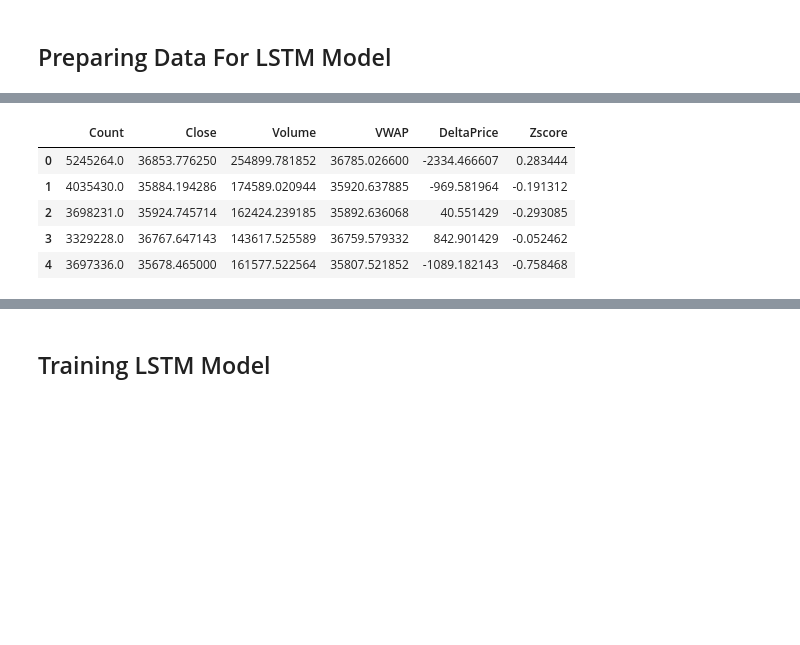
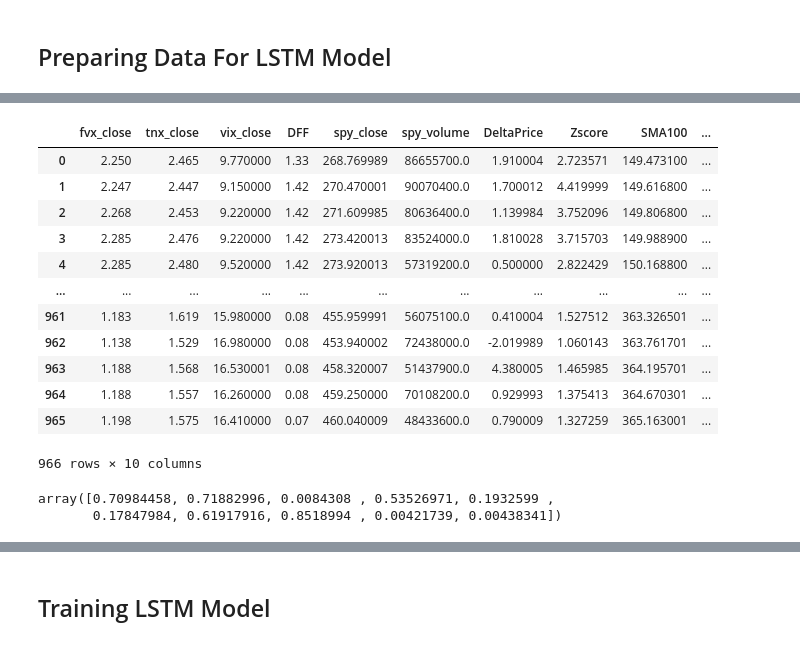
Before and after one commit to sking115422/RT_ETF_predictor, a Jupyter notebook: model_testing/lstm.ipynb, the cells around one changed output, grey strips where cells are left out. Saved outputs shown, nothing was run; the diff lists cells and outputs as text; code cells hidden in the pictures; blank space fills up the shorter version.

```diff
--- a/model_testing/lstm.ipynb
+++ b/model_testing/lstm.ipynb
@@ -23,16 +32,23 @@ data_train.head()
 # %%
-data_test = pd.read_csv('./data/BTC_day_test.csv')
+data_test = pd.read_csv(f'./p_data/{AOI}_test.csv')
 
-data_test = data_test.drop(columns=[data_test.columns[0], 'Time'])
+data_test = data_test.drop(columns=[data_test.columns[0], 'Date'])
 
-data_test.head()
+data_test
 # %% [output]
-|  | Count | Close | Volume | VWAP | DeltaPrice | Zscore |
-| 0 | 5245264.0 | 36853.776250 | 254899.781852 | 36785.026600 | -2334.466607 | 0.283444 |
-| 1 | 4035430.0 | 35884.194286 | 174589.020944 | 35920.637885 | -969.581964 | -0.191312 |
-| 2 | 3698231.0 | 35924.745714 | 162424.239185 | 35892.636068 | 40.551429 | -0.293085 |
-| 3 | 3329228.0 | 36767.647143 | 143617.525589 | 36759.579332 | 842.901429 | -0.052462 |
-| 4 | 3697336.0 | 35678.465000 | 161577.522564 | 35807.521852 | -1089.182143 | -0.758468 |
+|  | fvx_close | tnx_close | vix_close | DFF | spy_close | spy_volume | DeltaPrice | Zscore | SMA100 | ... |
+| 0 | 2.250 | 2.465 | 9.770000 | 1.33 | 268.769989 | 86655700.0 | 1.910004 | 2.723571 | 149.473100 | ... |
+| 1 | 2.247 | 2.447 | 9.150000 | 1.42 | 270.470001 | 90070400.0 | 1.700012 | 4.419999 | 149.616800 | ... |
+| 2 | 2.268 | 2.453 | 9.220000 | 1.42 | 271.609985 | 80636400.0 | 1.139984 | 3.752096 | 149.806800 | ... |
+| 3 | 2.285 | 2.476 | 9.220000 | 1.42 | 273.420013 | 83524000.0 | 1.810028 | 3.715703 | 149.988900 | ... |
+| 4 | 2.285 | 2.480 | 9.520000 | 1.42 | 273.920013 | 57319200.0 | 0.500000 | 2.822429 | 150.168800 | ... |
+| ... | ... | ... | ... | ... | ... | ... | ... | ... | ... | ... |
+| 961 | 1.183 | 1.619 | 15.980000 | 0.08 | 455.959991 | 56075100.0 | 0.410004 | 1.527512 | 363.326501 | ... |
+| 962 | 1.138 | 1.529 | 16.980000 | 0.08 | 453.940002 | 72438000.0 | -2.019989 | 1.060143 | 363.761701 | ... |
+| 963 | 1.188 | 1.568 | 16.530001 | 0.08 | 458.320007 | 51437900.0 | 4.380005 | 1.465985 | 364.195701 | ... |
+| 964 | 1.188 | 1.557 | 16.260000 | 0.08 | 459.250000 | 70108200.0 | 0.929993 | 1.375413 | 364.670301 | ... |
+| 965 | 1.198 | 1.575 | 16.410000 | 0.07 | 460.040009 | 48433600.0 | 0.790009 | 1.327259 | 365.163001 | ... |
+966 rows × 10 columns
 # %%
 window_size = 7
 # %%
@@ -46,3 +64,8 @@ data_test = scaler.fit_transform(data_test)
+# %%
+data_test[7]
+# %% [output]
+array([0.70984458, 0.71882996, 0.0084308 , 0.53526971, 0.1932599 ,
+       0.17847984, 0.61917916, 0.8518994 , 0.00421739, 0.00438341])
 # %%
 X_train = []
 Y_train = []
```
Also changed, not shown: parts of 26 cells of this notebook.
